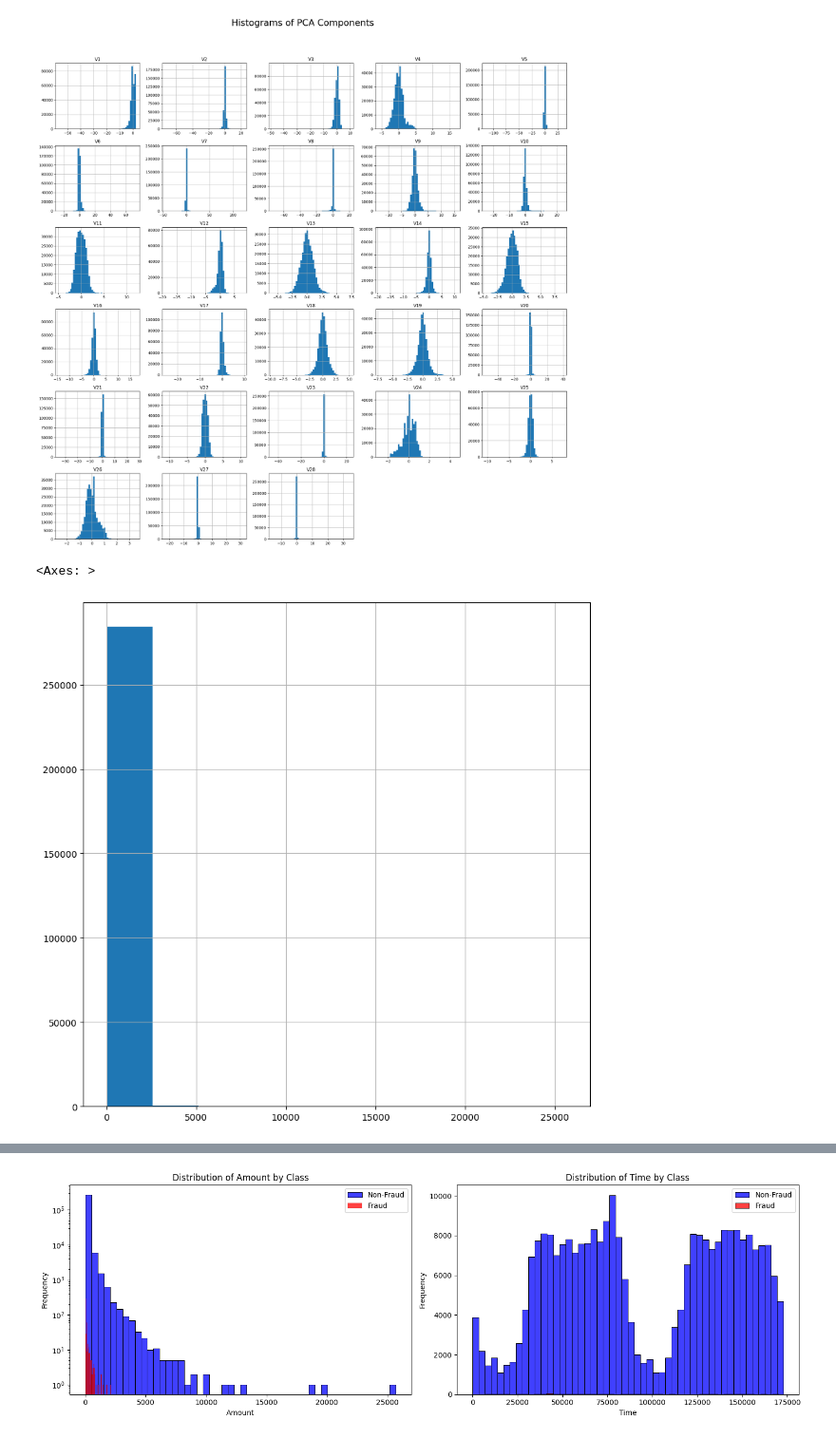
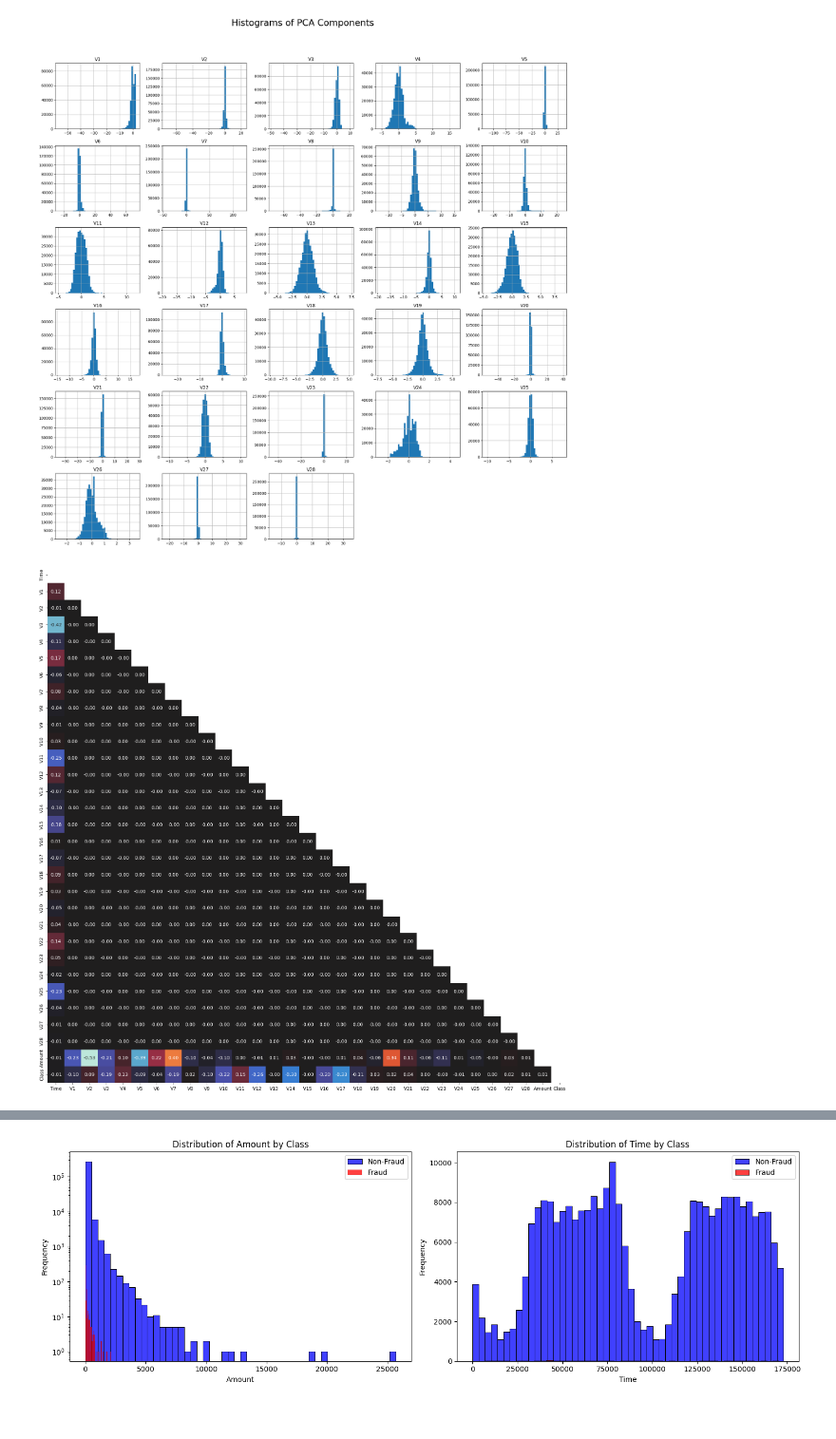
Before and after one commit to Evans-Sense/pet, a Jupyter notebook: Hometask_3_MLPro2025.ipynb, the cells around one changed output, grey strips where cells are left out. Shown at 95% size. Drawn from its saved outputs; the diff is of its cells as text; code cells hidden in the pictures.

```diff
--- a/Hometask_3_MLPro2025.ipynb
+++ b/Hometask_3_MLPro2025.ipynb
@@ -96,8 +97,12 @@ plt.tight_layout(rect=[0, 0.03, 1, 0.98]) # Adjust layout to accommodate larger
 plt.show()
 # %% [output]
 [figure]
-# %%
-df['Amount'].hist(figsize=(10,10))
-# %% [output]
-<Axes: >
-[figure, removed]
+# %%
+plt.figure(figsize=(20,20))
+
+corr_matrix = df.corr()
+lower = corr_matrix.where(np.tril(np.ones(corr_matrix.shape), k=-1).astype(bool))
+
+sns.heatmap(lower, annot=True, fmt='.2f', cbar=False, center=0);
+# %% [output]
+[figure, added]
```
Also changed, not shown: parts of 21 cells of this notebook.
